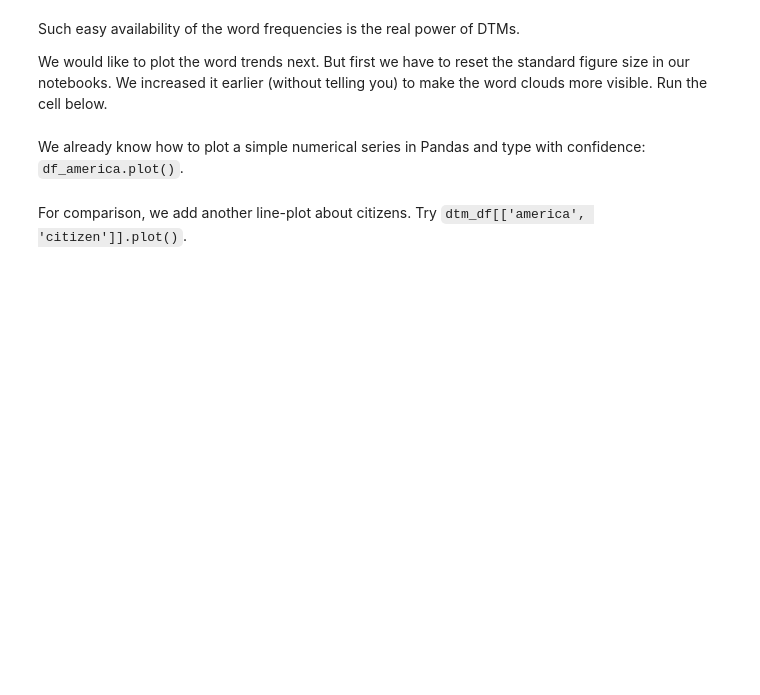
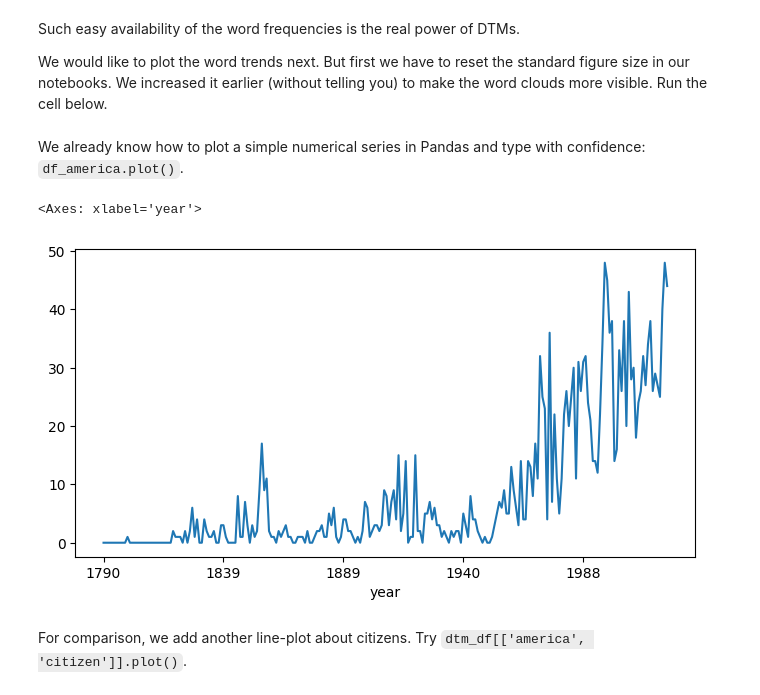
Before and after one commit to onni-Q/lecture_notebooks, a Jupyter notebook: Week4_Lecture.ipynb, the cells around one changed output. Saved outputs shown, nothing was run; the diff lists cells and outputs as text; code cells hidden in the pictures; blank space fills up the shorter version.

```diff
--- a/Week4_Lecture.ipynb
+++ b/Week4_Lecture.ipynb
@@ -502,12 +504,16 @@ In sklearn, we have a very powerful function called `CountVectorizer` to do all
 Now, it gets a bit complicated. We first define the vectorizer with `vectorizer = CountVectorizer(lowercase = True, stop_words = 'english', token_pattern = '[a-zA-Z]+')`.
 
 This does not only count words, but it also cleans the texts as we had done before. It lowercases words, removes stopwords and keeps only non-numeric character with the regular expression `'[a-zA-Z]{3,}+'`. Interested in how we constructed `token_pattern`? Then, you will enjoy this week's DataCamp class, which covers these so-called regular expressions in some detail. I find regular expressions hard and use Gemini/ChatGPT to help me define them. In fact, this is how I produced `token_pattern` for this exercise.
+# %%
+vectorizer = CountVectorizer(lowercase = True, stop_words = 'english', token_pattern = '[a-zA-Z]+')
 # %% [markdown]
 Let's ask Gemini what the two expressions from the last two cells do. Run: "Please explain: from sklearn.feature_extraction.text import CountVectorizer and vectorizer = CountVectorizer(lowercase = True, stop_words = 'english', token_pattern = '[a-zA-Z]{3,}')"
 # %% [markdown]
 In the language of sklearn, we need to fit and transform the vectorizers to create vectors for the speeches. You might remember that this is similar to what we have done in the machine-learning lessons.
 
 Run `vectors = vectorizer.fit_transform(sotu_df['speechtext'])`.
+# %%
+vectors = vectorizer.fit_transform(sotu_df['speechtext'])
 # %% [markdown]
 Now, we can create `dtm_df` by running the cell below. It uses a dataframe with the matrix of vectors as an input. The column names are the features of vectorizer which are the words in the speeches. And, we index the dataframe with the `sotu_df` years.
 # %%
@@ -569,3 +689,6 @@ Find the word associations of 'war' then ...
 Well, it seems that peace is mainly a thing of war and war is strongly correlated with 'recommended'! Quite sad now about the world, we move on from the simple linguistic statistics we have done so far - mainly based on word frequencies. Next, we enter the domain of word trends.
 
 We would like to plot word trends, as we have seen them in the lecture. We already have the dataframe for that, which is the one with all the word counts for each year, let's use that to plot the trend of 'america' over the years. We simply select `df_america = dtm_df['america']`. Also print out the last couple of rows of `df_america`.
+# %%
+df_america = dtm_df['america']
+df_america.tail()
@@ -579,5 +711,10 @@ We would like to plot the word trends next. But first we have to reset the stand
 plt.rcParams['figure.figsize'] = [8, 4]
 # %% [markdown]
 We already know how to plot a simple numerical series in Pandas and type with confidence: `df_america.plot()`.
+# %%
+df_america.plot()
+# %% [output]
+<Axes: xlabel='year'>
+[figure, added]
 # %% [markdown]
 For comparison, we add another line-plot about citizens. Try `dtm_df[['america', 'citizen']].plot()`.
```
Also changed, not shown: parts of 54 cells of this notebook.
